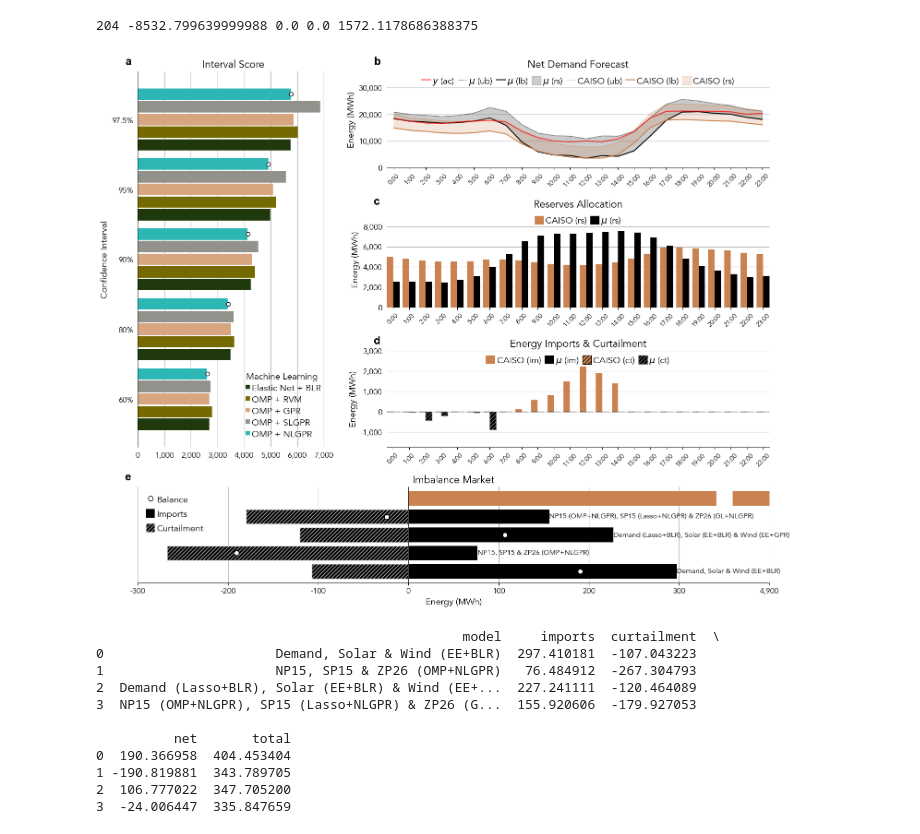
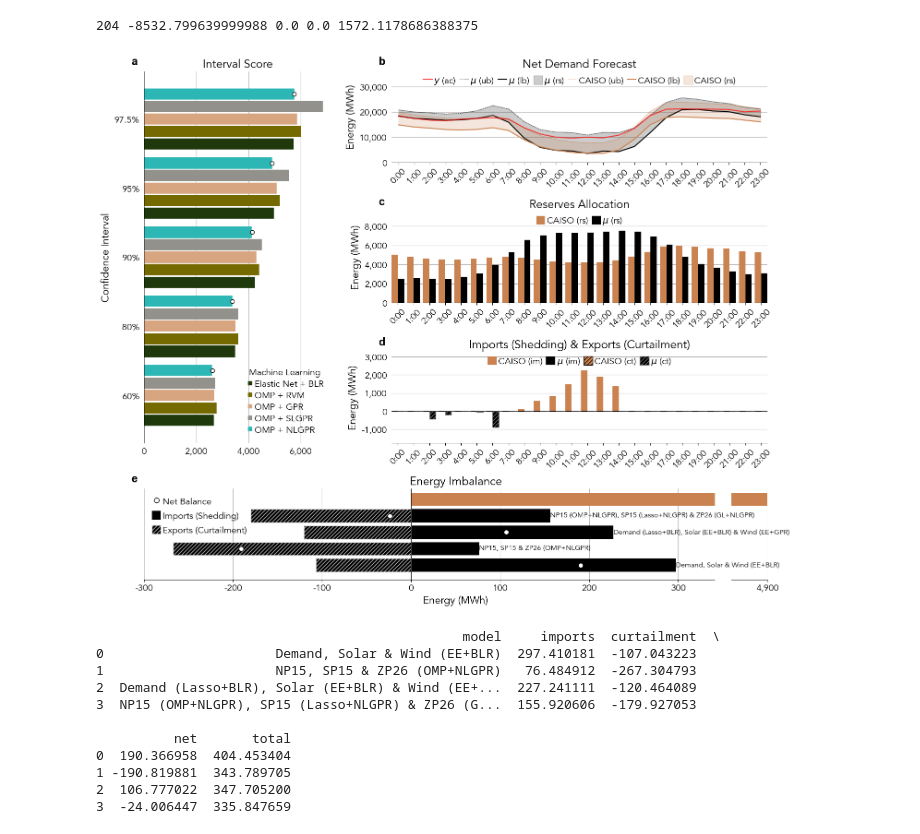
Before and after one commit to gterren/caiso_power_viz, a Jupyter notebook: operational_reserves.ipynb, the cells around one changed output. Saved outputs shown, nothing was run; the diff lists cells and outputs as text; code cells hidden in the pictures.

```diff
--- a/operational_reserves.ipynb
+++ b/operational_reserves.ipynb
@@ -33,8 +33,8 @@ path_to_images = r'/Users/Guille/Desktop/caiso_power/images/'
 # %% [markdown]
 # Load Independent and Joint Energy Forecast Model Selection - Ignorance Score
 # %%
-ts_is_scores_ = pd.read_csv('independent_resources_IS.csv', index_col = 0)
-ts_ms_scores_ = pd.read_csv('multiple_resources_IS.csv', index_col = 0)
+ts_is_scores_ = pd.read_csv('/Users/Guille/Desktop/caiso_power/independent_resources_IS.csv', index_col = 0)
+ts_ms_scores_ = pd.read_csv('/Users/Guille/Desktop/caiso_power/multiple_resources_IS.csv', index_col = 0)
 ts_ms_scores_['dense_method'] = 'MRGPR'
 print(ts_is_scores_)
 print(ts_ms_scores_)
@@ -702,7 +702,7 @@ def _plot_ci_reserves(ax, y_, mu_caiso_, s2_caiso_, mu_ml_, s2_ml_, i_sel_sample
     x_ = np.linspace(0, y_.shape[0] - 1, y_.shape[0], dtype = int)
     width = 0.45
 
-    ax.set_title(title, size = 16)
+    ax.set_title(title, size = 18)
 
     ax.plot(x_, y_, color     = 'r',
                     linestyle = '-',
@@ -759,7 +759,7 @@ def _plot_ci_reserves(ax, y_, mu_caiso_, s2_caiso_, mu_ml_, s2_ml_, i_sel_sample
                   prop           = {'size': 14})
 
     #ax.set_xlabel(r'{}'.format(meta_.loc[i_sel_sample, 'date']), fontsize = 12)
-    ax.set_ylabel(r'Energy (MWh)', fontsize = 14)
+    ax.set_ylabel(r'Energy (MWh)', fontsize = 16)
 
     ax.yaxis.set_major_formatter(mpl.ticker.StrMethodFormatter('{x:,.0f}'))
 
@@ -770,7 +770,8 @@ def _plot_ci_reserves(ax, y_, mu_caiso_, s2_caiso_, mu_ml_, s2_ml_, i_sel_sample
     ax.grid(axis = 'y')
     ax.set_xticks(x_, [f'{x}:00' for x in x_.astype(int)], rotation = 45)
 
-    ax.yaxis.set_tick_params(labelsize = 12, left = False)
+    ax.yaxis.set_tick_params(labelsize = 14, left = False)
+    ax.xaxis.set_tick_params(labelsize = 14)
 
     ax.set_ylim(y_min, y_max)
 
@@ -789,7 +790,7 @@ def _plot_reserves(ax, y_, mu_caiso_, s2_caiso_, mu_ml_, s2_ml_, i_sel_sample,
 
     x_ = np.linspace(0, y_.shape[0] - 1, y_.shape[0], dtype = int)
 
-    ax.set_title(title, size = 16)
+    ax.set_title(title, size = 18)
 
     width = 0.4
 
@@ -814,7 +815,7 @@ def _plot_reserves(ax, y_, mu_caiso_, s2_caiso_, mu_ml_, s2_ml_, i_sel_sample,
                   ncol           = 11,
                   prop           = {'size': 14})
 
-    ax.set_ylabel(r'Energy (MWh)', fontsize = 14)
+    ax.set_ylabel(r'Energy (MWh)', fontsize = 16)
 
     ax.yaxis.set_major_formatter(mpl.ticker.StrMethodFormatter('{x:,.0f}'))
 
@@ -825,7 +826,8 @@ def _plot_reserves(ax, y_, mu_caiso_, s2_caiso_, mu_ml_, s2_ml_, i_sel_sample,
     ax.grid(axis = 'y')
     ax.set_xticks(x_, [f'{x}:00' for x in x_.astype(int)], rotation = 45)
 
-    ax.yaxis.set_tick_params(labelsize = 12, left = False)
+    ax.yaxis.set_tick_params(labelsize = 14, left = False)
+    ax.xaxis.set_tick_params(labelsize = 14)
 
     ax.set_ylim(y_min, y_max)
 
@@ -844,7 +846,7 @@ def _plot_market(ax, caiso_im_, caiso_curtail_, ml_im_, ml_curtail_, i_sel_sampl
 
     x_ = np.linspace(0, 23, 24, dtype = int)
 
-    ax.set_title(title, size = 16)
+    ax.set_title(title, size = 18)
 
     width = 0.4
 
@@ -888,7 +890,7 @@ def _plot_market(ax, caiso_im_, caiso_curtail_, ml_im_, ml_curtail_, i_sel_sampl
                   prop           = {'size': 14})
 
     #ax.set_xlabel(r'{}'.format(meta_.loc[i_sel_sample, 'date']), fontsize = 12)
-    ax.set_ylabel(r'Energy (MWh)', fontsize = 14)
+    ax.set_ylabel(r'Energy (MWh)', fontsize = 16)
 
     ax.yaxis.set_major_formatter(mpl.ticker.StrMethodFormatter('{x:,.0f}'))
 
@@ -899,7 +901,8 @@ def _plot_market(ax, caiso_im_, caiso_curtail_, ml_im_, ml_curtail_, i_sel_sampl
     ax.grid(axis = 'y')
     ax.set_xticks(x_, [f'{x}:00' for x in x_.astype(int)], rotation = 45)
 
-    ax.yaxis.set_tick_params(labelsize = 12, left = False)
+    ax.yaxis.set_tick_params(labelsize = 14, left = False)
+    ax.xaxis.set_tick_params(labelsize = 14)
 
     ax.set_ylim(y_min, y_max)
 
@@ -932,7 +935,7 @@ def _plot_is(ax, Scores_, zones_p_, colors_,
     width  = 0.375
     offset = 2.3
 
-    ax.set_title(title, size = 16)
+    ax.set_title(title, size = 18)
 
     ticks_  = []
     values_ = []
@@ -999,15 +1002,15 @@ def _plot_is(ax, Scores_, zones_p_, colors_,
 
     ax.grid(axis = 'x')
 
-    ax.xaxis.set_tick_params(labelsize = 12, left = False)
-    ax.yaxis.set_tick_params(labelsize = 12, left = False)
+    ax.xaxis.set_tick_params(labelsize = 14, left = False)
+    ax.yaxis.set_tick_params(labelsize = 14, left = False)
 
     ax.xaxis.set_major_formatter(mpl.ticker.StrMethodFormatter('{x:,.0f}'))
 
     ax.spines[['right', 'top', 'left', 'bottom']].set_visible(False)
 
-    ax.set_xlabel(ylabel, fontsize = 14)
-    ax.set_ylabel(xlabel, fontsize = 14)
+    ax.set_xlabel(ylabel, fontsize = 16)
+    ax.set_ylabel(xlabel, fontsize = 16)
 
     ax.axvline(0, linewidth = .5,
                   linestyle = '-',
@@ -1023,25 +1026,27 @@ def _plot_imblance(ax, df_, colors_2_,
 
     y_ = np.linspace(0, df_.shape[0] - 1, df_.shape[0], dtype = int)
 
-    ax.set_title(title, fontsize = 16)
+    ax.set_title(title, fontsize = 18)
 
     width = 0.2
 
-    p = ax.barh(y_, df_['imports'], fc = 'k', alpha = 1., zorder = 9, label = 'Imports')
+    p = ax.barh(y_, df_['imports'], fc = 'k', alpha = 1., zorder = 9, label = 'Imports (Shedding)')
     ax.bar_label(p, labels = df_['model'].to_list(), size = 11)
 
-    p = ax.barh(y_, df_['curtailment'], fc = 'k', hatch = '////', ec = 'lightgray', alpha  = 1., zorder = 9, label = 'Curtailment')
+    p = ax.barh(y_, df_['curtailment'], fc = 'k', hatch = '////', ec = 'lightgray', alpha  = 1., zorder = 9, label = 'Exports (Curtailment)')
 
-    ax.plot(df_['net'], y_, marker = 'o', ms = 7.5, mfc = 'w', mec = 'k', lw = 2.5, ls = 'None', label = 'Balance', alpha  = 1., zorder = 10)
+    ax.plot(df_['net'], y_, marker = 'o', ms = 7.5, mfc = 'w', mec = 'k', lw = 2.5, ls = 'None', label = 'Net Balance', alpha  = 1., zorder = 10)
 
     p = ax.barh(y_[-1] + 1, 4903.297, fc = colors_2_[2], alpha = 1., zorder = 9)
     #ax.bar_label(p, labels = ['CAISO'], size = 12)
 
     ax.plot(350, df_.shape[0], marker = 's', ms = 25, mfc = 'w', mec = 'w', lw = 2.5, ls = 'None', alpha  = 1., zorder = 11)
 
-    ax.set_xlabel(r'Energy (MWh)', fontsize = 14)
+    ax.plot(350, -.625, marker = 's', ms = 25, mfc = 'w', mec = 'w', lw = 2.5, ls = 'None', alpha  = 1., zorder = 11, clip_on = False)
 
-    x_     = np.linspace(x_min, x_max, 8, dtype = int)
+    ax.set_xlabel(r'Energy (MWh)', fontsize = 16)
+
+    x_            = np.linspace(x_min, x_max, 8, dtype = int)
     x_labels_     = x_.copy()
     x_labels_[-1] = 4900
 
@@ -1055,16 +1060,17 @@ def _plot_imblance(ax, df_, colors_2_,
 
     #ax.set_yticks(y_, df_['model'].to_list() + ['CAISO'], rotation = 0)
 
-    ax.xaxis.set_tick_params(labelsize = 12)
-    ax.yaxis.set_tick_params(labelsize = 12)
+    ax.xaxis.set_tick_params(labelsize = 14)
+    ax.yaxis.set_tick_params(labelsize = 14)
 
     ax.set_xlim(x_min, x_max + .1)
 
-    ax.axvline(0., linewidth = .5,
-                      linestyle = '-',
-                      color     = 'k',
-                      clip_on   = False,
-                      zorder    = 10)
+    ax.axvline(0.,
+               linewidth = .5,
+               linestyle = '-',
+               color     = 'k',
+               clip_on   = False,
+               zorder    = 10)
 
     if legend:
         ax.legend(loc           = 'upper left',
@@ -1073,7 +1079,6 @@ def _plot_imblance(ax, df_, colors_2_,
                   columnspacing = 0.4,
                   handletextpad = .2,
                   prop          = {'size': 14})
-
 
 fig, _ax = plt.subplot_mosaic([['a', 'b'],
                                ['a', 'c'],
@@ -1095,38 +1100,38 @@ _plot_is(_ax['a'], ts_scores_, zones_,
          legend_title = 'Machine Learning',
          labels       = False,
          legend       = True)
 
 _plot_ci_reserves(_ax['b'], net_, net_caiso_, rs_caiso_, net_ml_, rs_ml_, i_sample,
                   title  = 'Net Demand Forecast',
                   legend = True,
                   y_min  = -1.,
                   y_max  = 36000.)
 
 _plot_reserves(_ax['c'], net_, net_caiso_, rs_caiso_, net_ml_, rs_ml_, i_sample,
                title  = 'Reserves Allocation',
                legend = True,
                y_min  = -1.,
                y_max  = 9500.)
 
 _plot_market(_ax['d'], caiso_im_, caiso_curtail, ml_im_, ml_curtail_, i_sample,
-             title  = 'Energy Imports & Curtailment',
+             title  = 'Imports (Shedding) & Exports (Curtailment)',
              legend = True,
              y_min  = -1750.,
-             y_max  = 3000.)
+             y_max  = 3250.)
 
 _plot_imblance(_ax['e'], df_, colors_2_,
                x_min    = -300,
-               title    = r'Imbalance Market',
+               title    = r'Energy Imbalance',
                x_max    = 400,
                legend   = True)
 
-plt.savefig(path_to_images + f'reserves_allocation_{i_sample}.pdf',
+plt.savefig(path_to_images + f'reserves_allocation_{i_sample}_v2.pdf',
             bbox_inches = 'tight',
             dpi         = 300)
 
 plt.show()
 # %% [output]
-[figure, old version]
+[figure, new version]
 # %%
 df_['total'] = np.absolute(df_['imports']) + np.absolute(df_['curtailment'])
 print(df_)
```
Also changed, not shown: 24 other files.
